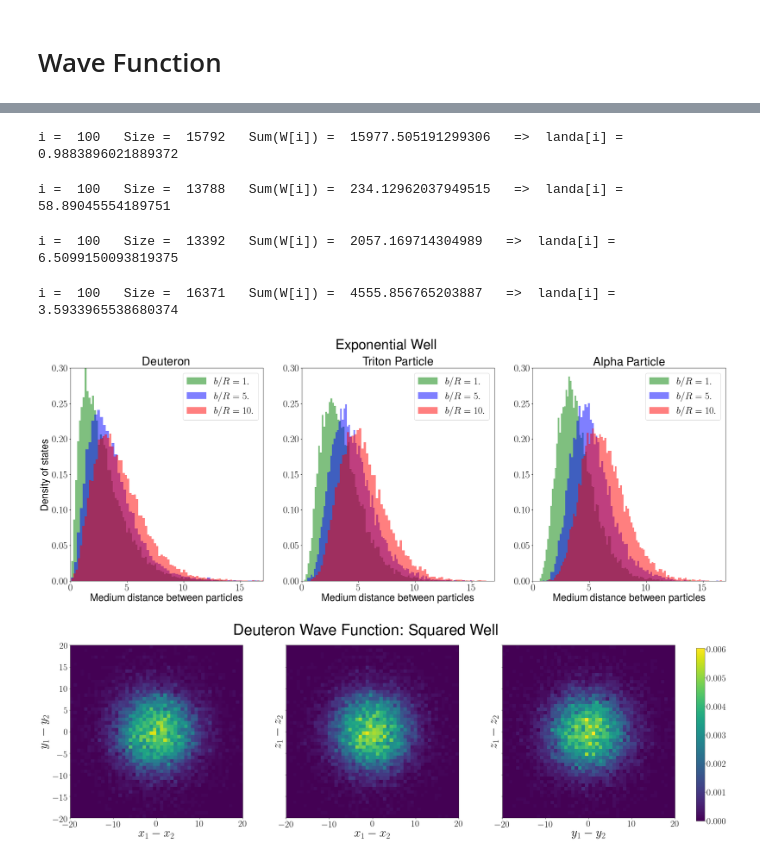
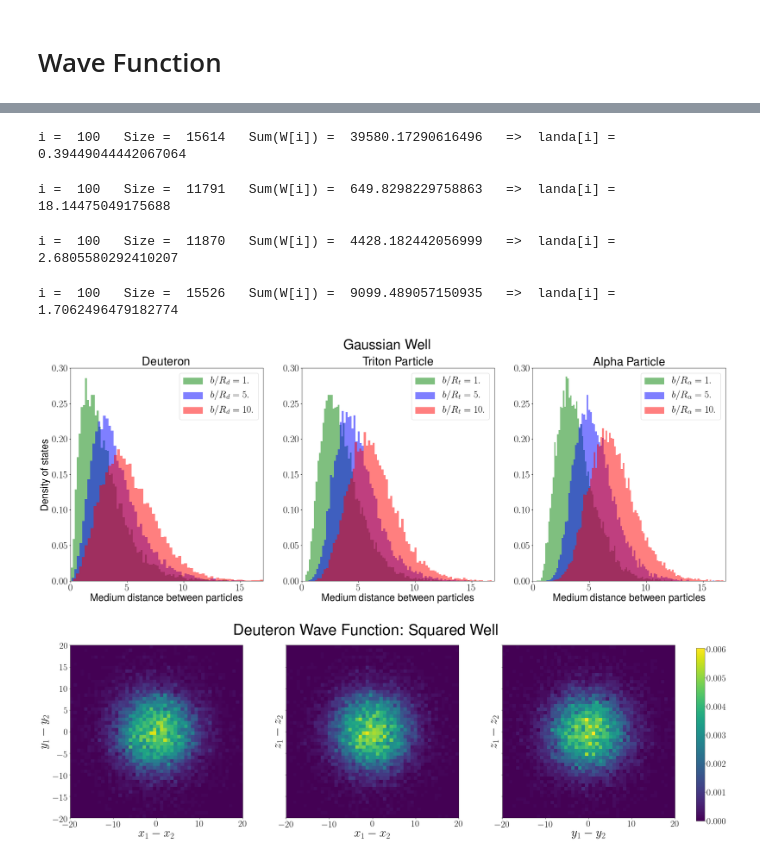
Before and after one commit to pedro-95/few-body, a Jupyter notebook: few_body_2_analysis.ipynb, the cells around one changed output, grey strips where cells are left out. Drawn from its saved outputs; the diff is of its cells as text; code cells hidden in the pictures.

```diff
--- a/few_body_2_analysis.ipynb
+++ b/few_body_2_analysis.ipynb
@@ -592,13 +601,13 @@ i =  100   Size =  10605   Sum(W[i]) =  5007.449094561582   =>  landa[i] =  2.11
 N = 4                                  # Number of Nuclei Particles
 b_r = 10.                              # Range parameter normalized to R: b_r = b / R (b_r has no units)
 Niter = 100                            # Number of iterations in our calculation
-landa_0 = 50                            # Initial parameter that must be high enough to increase the point number
+landa_0 = 6 #squ:4, gauss:6 ,exp:50     # Initial parameter that must be high enough to increase the point number
 Nthreshold = 8000                      # Threshold value for the number of R points to change landa_0 in the loop
 output = 1                             # Do you want to see more of the integration? Then set to 1
 
-R_6 = GreenFunctionMonteCarlo(N, ExponentialWell, b_r, landa_0, Niter, Nthreshold, output, R_as_output = True)
+R_6 = GreenFunctionMonteCarlo(N, GaussianWell, b_r, landa_0, Niter, Nthreshold, output, R_as_output = True)
 # %% [output]
-i =  100   Size =  15792   Sum(W[i]) =  15977.505191299306   =>  landa[i] =  0.9883896021889372
+i =  100   Size =  15614   Sum(W[i]) =  39580.17290616496   =>  landa[i] =  0.39449044442067064
 # %%
 wave_4 = WaveFunctionEstimator(R_4)
 wave_5 = WaveFunctionEstimator(R_5)
@@ -607,35 +616,35 @@ wave_6 = WaveFunctionEstimator(R_6)
 N = 2                                  # Number of Nuclei Particles
 b_r = 1.                               # Range parameter normalized to R: b_r = b / R (b_r has no units)
 Niter = 100                            # Number of iterations in our calculation
-landa_0 = 140                           # Initial parameter that must be high enough to increase the point number
+landa_0 = 60 #squ:50, gauss:60 ,exp:140    # Initial parameter that must be high enough to increase the point number
 Nthreshold = 8000                      # Threshold value for the number of R points to change landa_0 in the loop
 output = 1                             # Do you want to see more of the integration? Then set to 1
 
-R_7 = GreenFunctionMonteCarlo(N, ExponentialWell, b_r, landa_0, Niter, Nthreshold, output, R_as_output = True)
+R_7 = GreenFunctionMonteCarlo(N, GaussianWell, b_r, landa_0, Niter, Nthreshold, output, R_as_output = True)
 # %% [output]
-i =  100   Size =  13788   Sum(W[i]) =  234.12962037949515   =>  landa[i] =  58.89045554189751
+i =  100   Size =  11791   Sum(W[i]) =  649.8298229758863   =>  landa[i] =  18.14475049175688
 # %%
 N = 2                                  # Number of Nuclei Particles
 b_r = 5.                               # Range parameter normalized to R: b_r = b / R (b_r has no units)
 Niter = 100                            # Number of iterations in our calculation
-landa_0 = 70                           # Initial parameter that must be high enough to increase the point number
+landa_0 = 40  #squ:30, gauss:40 ,exp:70    # Initial parameter that must be high enough to increase the point number
 Nthreshold = 8000                      # Threshold value for the number of R points to change landa_0 in the loop
 output = 1                             # Do you want to see more of the integration? Then set to 1
 
-R_8 = GreenFunctionMonteCarlo(N, ExponentialWell, b_r, landa_0, Niter, Nthreshold, output, R_as_output = True)
+R_8 = GreenFunctionMonteCarlo(N, GaussianWell, b_r, landa_0, Niter, Nthreshold, output, R_as_output = True)
 # %% [output]
-i =  100   Size =  13392   Sum(W[i]) =  2057.169714304989   =>  landa[i] =  6.5099150093819375
+i =  100   Size =  11870   Sum(W[i]) =  4428.182442056999   =>  landa[i] =  2.6805580292410207
 # %%
 N = 2                                  # Number of Nuclei Particles
 b_r = 10.                              # Range parameter normalized to R: b_r = b / R (b_r has no units)
 Niter = 100                            # Number of iterations in our calculation
-landa_0 = 50                            # Initial parameter that must be high enough to increase the point number
+landa_0 = 32 #squ:25, gauss:32 ,exp:50     # Initial parameter that must be high enough to increase the point number
 Nthreshold = 8000                      # Threshold value for the number of R points to change landa_0 in the loop
 output = 1                             # Do you want to see more of the integration? Then set to 1
 
-R_9 = GreenFunctionMonteCarlo(N, ExponentialWell, b_r, landa_0, Niter, Nthreshold, output, R_as_output = True)
+R_9 = GreenFunctionMonteCarlo(N, GaussianWell, b_r, landa_0, Niter, Nthreshold, output, R_as_output = True)
 # %% [output]
-i =  100   Size =  16371   Sum(W[i]) =  4555.856765203887   =>  landa[i] =  3.5933965538680374
+i =  100   Size =  15526   Sum(W[i]) =  9099.489057150935   =>  landa[i] =  1.7062496479182774
 # %%
 wave_7 = WaveFunctionEstimator(R_7)
 wave_8 = WaveFunctionEstimator(R_8)
@@ -643,43 +652,43 @@ wave_9 = WaveFunctionEstimator(R_9)
 # %%
 plt.rcParams.update({'font.size': 25})
 plt.figure(figsize=(30,10))
-plt.suptitle("Exponential Well", fontsize=35)
+plt.suptitle("Gaussian Well", fontsize=35)
 
 plt.subplot(1,3,1)
 plt.xlim(0, 17)
 plt.ylim(0, 0.3)
-plt.hist(wave_7, 100, density=True, facecolor='g', alpha =0.5, label = r"$b/R = 1.$")
-plt.hist(wave_8, 100, density=True, facecolor='b', alpha =0.5, label = r"$b/R = 5.$")
-plt.hist(wave_9, 100, density=True, facecolor='r', alpha =0.5, label = r"$b/R = 10.$")
+plt.hist(wave_7, 100, density=True, facecolor='g', alpha =0.5, label = r"$b/R_d = 1.$")
+plt.hist(wave_8, 100, density=True, facecolor='b', alpha =0.5, label = r"$b/R_d = 5.$")
+plt.hist(wave_9, 100, density=True, facecolor='r', alpha =0.5, label = r"$b/R_d = 10.$")
 plt.xlabel('Medium distance between particles')
 plt.ylabel('Density of states')
 plt.title('Deuteron')
 plt.legend()
 
 plt.subplot(1,3,2)
 plt.xlim(0, 17)
 plt.ylim(0, 0.3)
-plt.hist(wave_1, 100, density=True, facecolor='g', alpha =0.5, label = r"$b/R = 1.$")
-plt.hist(wave_2, 100, density=True, facecolor='b', alpha =0.5, label = r"$b/R = 5.$")
-plt.hist(wave_3, 100, density=True, facecolor='r', alpha =0.5, label = r"$b/R = 10.$")
+plt.hist(wave_1, 100, density=True, facecolor='g', alpha =0.5, label = r"$b/R_t = 1.$")
+plt.hist(wave_2, 100, density=True, facecolor='b', alpha =0.5, label = r"$b/R_t = 5.$")
+plt.hist(wave_3, 100, density=True, facecolor='r', alpha =0.5, label = r"$b/R_t = 10.$")
 plt.xlabel('Medium distance between particles')
 plt.title('Triton Particle')
 plt.legend()
 
 
 plt.subplot(1,3,3)
 plt.xlim(0, 17)
 plt.ylim(0, 0.3)
-plt.hist(wave_4, 100, density=True, facecolor='g', alpha =0.5, label = r"$b/R = 1.$")
-plt.hist(wave_5, 100, density=True, facecolor='b', alpha =0.5, label = r"$b/R = 5.$")
-plt.hist(wave_6, 100, density=True, facecolor='r', alpha =0.5, label = r"$b/R = 10.$")
+plt.hist(wave_4, 100, density=True, facecolor='g', alpha =0.5, label = r"$b/R_{\alpha} = 1.$")
+plt.hist(wave_5, 100, density=True, facecolor='b', alpha =0.5, label = r"$b/R_{\alpha} = 5.$")
+plt.hist(wave_6, 100, density=True, facecolor='r', alpha =0.5, label = r"$b/R_{\alpha} = 10.$")
 plt.xlabel('Medium distance between particles')
 plt.title('Alpha Particle')
 plt.legend()
-plt.savefig("plots/Medium Distance Exponential.pdf", bbox_inches="tight")
+plt.savefig("plots/Medium Distance Gaussian.pdf", bbox_inches="tight")
 plt.show()
 # %% [output]
-[figure, old version]
+[figure, new version]
 # %%
 from numpy.random import seed
 from numpy.random import randint
```
Also changed, not shown: parts of 24 cells of this notebook, 17 other files.
